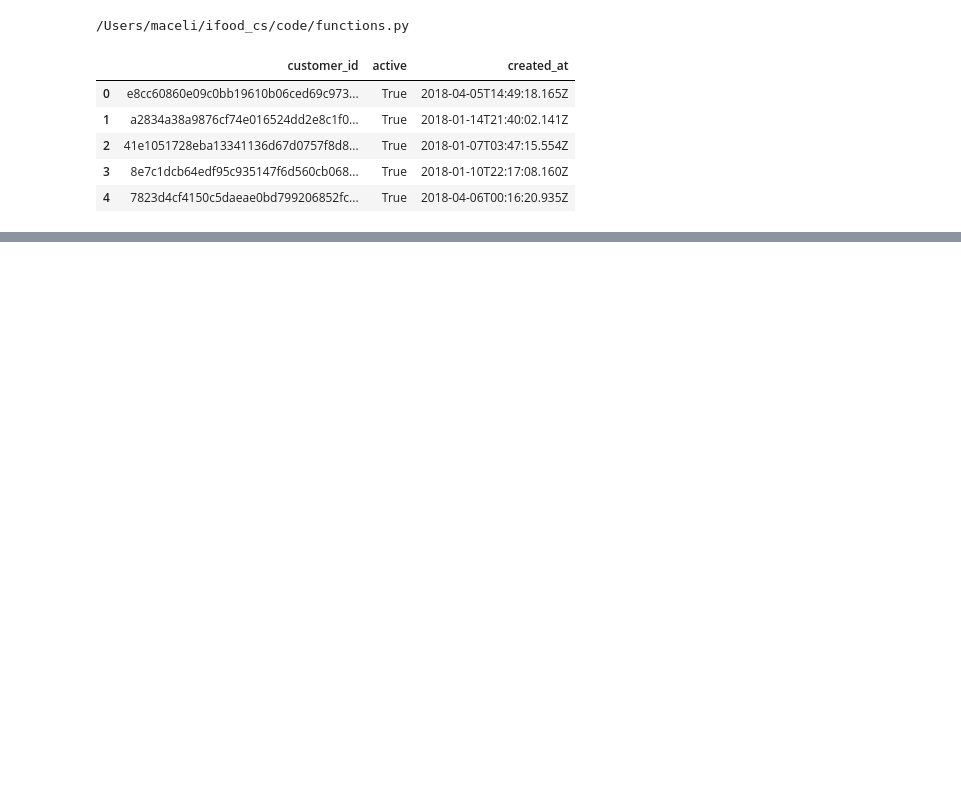
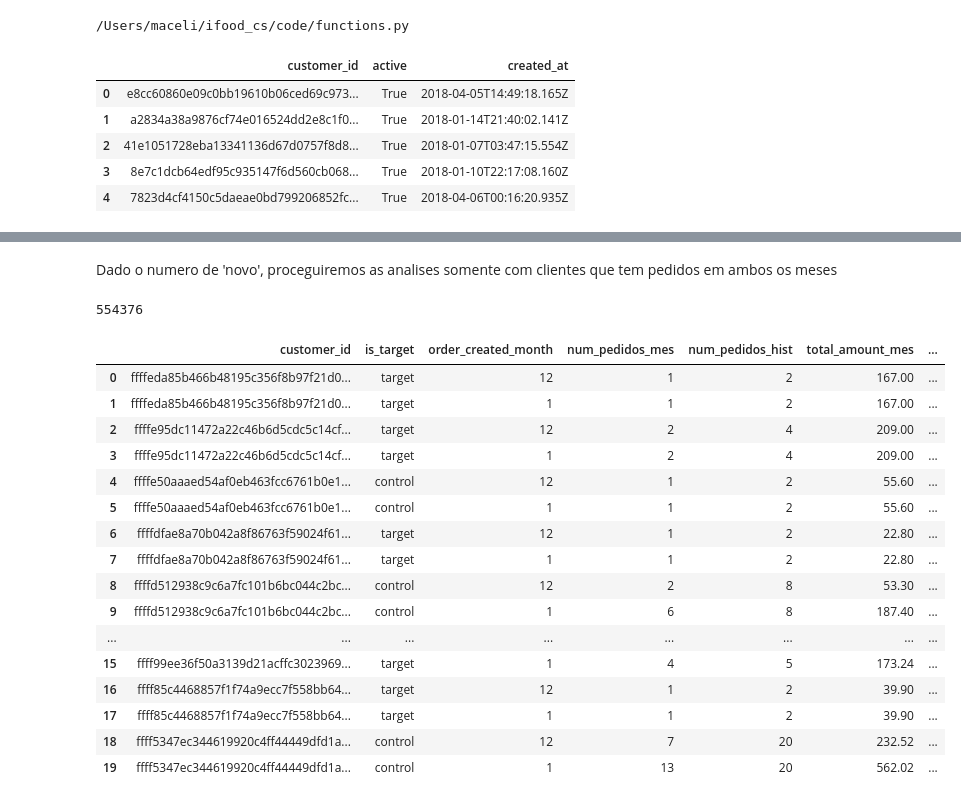
Before and after one commit to elianezanlorense/ifood_cs, a Jupyter notebook: code/analisis.ipynb, the cells around one changed output, grey strips where cells are left out. Cells and saved outputs as stored; diff of their text form; code cells hidden in the pictures; blank space fills up the shorter version.

```diff
--- a/code/analisis.ipynb
+++ b/code/analisis.ipynb
@@ -40,0 +37,2 @@ join_group_count_with_nulls(df_consumer,df_ab,['customer_id'],'outer',['is_targe
+# %%
+df_final, df_percent=process_orders_pandas(df_publico)
@@ -40,0 +48,3 @@ join_group_count_with_nulls(df_consumer,df_ab,['customer_id'],'outer',['is_targe
+# %%
+distinct_df = df_final[["customer_id","is_target", "order_created_month", "num_pedidos_mes", "num_pedidos_hist",'total_amount_mes','ticket_medio']].drop_duplicates().reset_index(drop=True)
+distinct_df
@@ -40,0 +86,28 @@ join_group_count_with_nulls(df_consumer,df_ab,['customer_id'],'outer',['is_targe
+# %% [markdown]
+Dado o numero de 'novo', proceguiremos as analises somente com clientes que tem pedidos em ambos os meses
+# %%
+id_both_monht=distinct_df[distinct_df['order_created_month']==12]['customer_id'].unique()
+distinct_df_bt = distinct_df[distinct_df['customer_id'].isin(id_both_monht)].reset_index(drop=True)
+len(id_both_monht)
+# %% [output]
+554376
+# %%
+distinct_df_bt.head(20)
+# %% [output]
+|  | customer_id | is_target | order_created_month | num_pedidos_mes | num_pedidos_hist | total_amount_mes | ... |
+| 0 | ffffeda85b466b48195c356f8b97f21d0... | target | 12 | 1 | 2 | 167.00 | ... |
+| 1 | ffffeda85b466b48195c356f8b97f21d0... | target | 1 | 1 | 2 | 167.00 | ... |
+| 2 | ffffe95dc11472a22c46b6d5cdc5c14cf... | target | 12 | 2 | 4 | 209.00 | ... |
+| 3 | ffffe95dc11472a22c46b6d5cdc5c14cf... | target | 1 | 2 | 4 | 209.00 | ... |
+| 4 | ffffe50aaaed54af0eb463fcc6761b0e1... | control | 12 | 1 | 2 | 55.60 | ... |
+| 5 | ffffe50aaaed54af0eb463fcc6761b0e1... | control | 1 | 1 | 2 | 55.60 | ... |
+| 6 | ffffdfae8a70b042a8f86763f59024f61... | target | 12 | 1 | 2 | 22.80 | ... |
+| 7 | ffffdfae8a70b042a8f86763f59024f61... | target | 1 | 1 | 2 | 22.80 | ... |
+| 8 | ffffd512938c9c6a7fc101b6bc044c2bc... | control | 12 | 2 | 8 | 53.30 | ... |
+| 9 | ffffd512938c9c6a7fc101b6bc044c2bc... | control | 1 | 6 | 8 | 187.40 | ... |
+| ... | ... | ... | ... | ... | ... | ... | ... |
+| 15 | ffff99ee36f50a3139d21acffc3023969... | target | 1 | 4 | 5 | 173.24 | ... |
+| 16 | ffff85c4468857f1f74a9ecc7f558bb64... | target | 12 | 1 | 2 | 39.90 | ... |
+| 17 | ffff85c4468857f1f74a9ecc7f558bb64... | target | 1 | 1 | 2 | 39.90 | ... |
+| 18 | ffff5347ec344619920c4ff44449dfd1a... | control | 12 | 7 | 20 | 232.52 | ... |
+| 19 | ffff5347ec344619920c4ff44449dfd1a... | control | 1 | 13 | 20 | 562.02 | ... |
```
Also changed, not shown: parts of 19 cells of this notebook, 4 other files.
